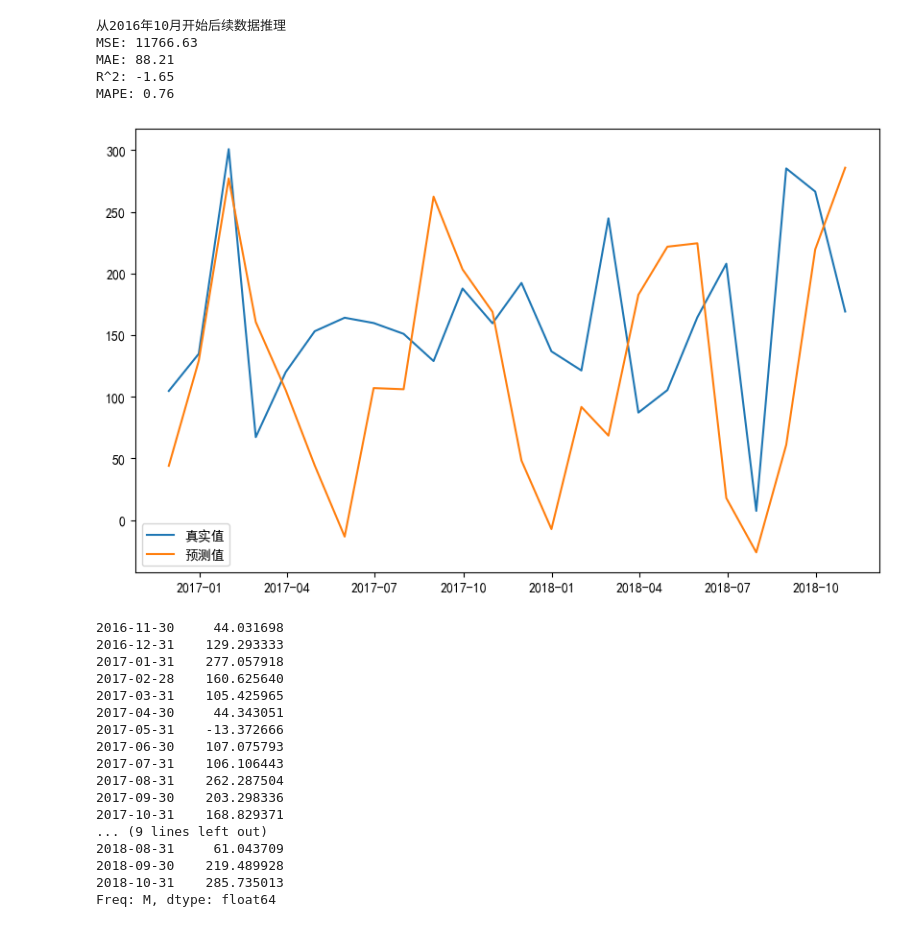
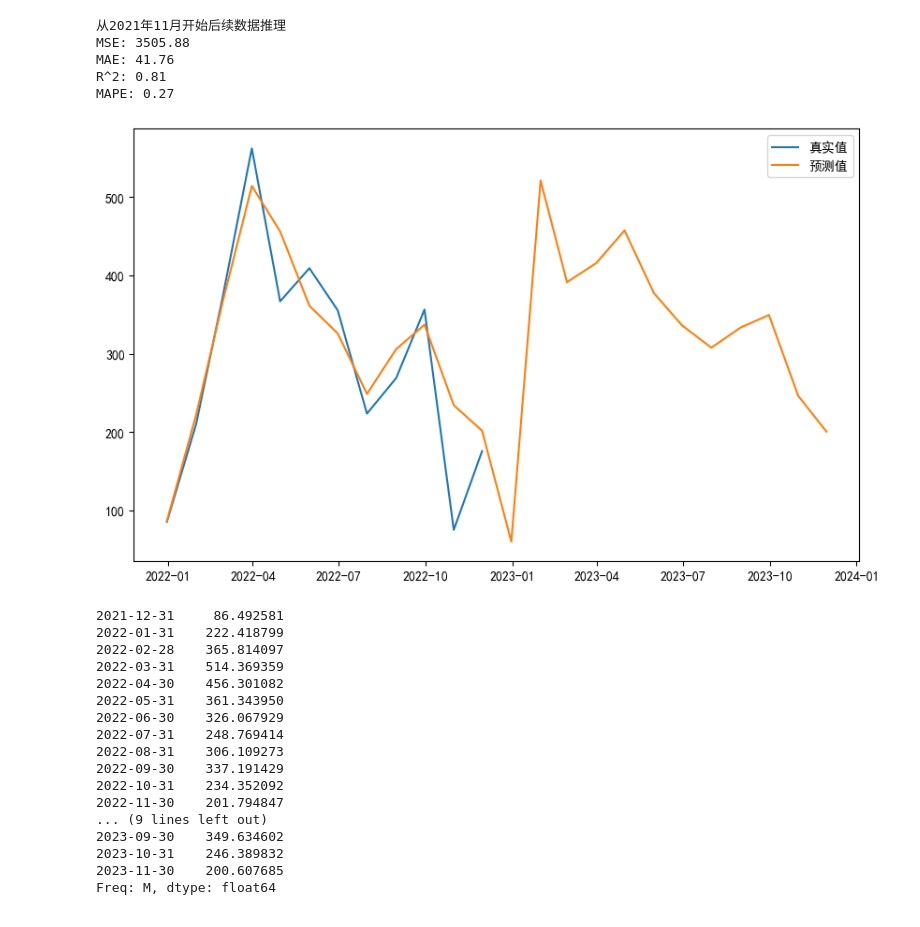
Before and after one commit to hh66911/2024-dingding-A, a Jupyter notebook: lstmtest.ipynb, the cells around one changed output. Cells and saved outputs as stored; diff of their text form; code cells hidden in the pictures.

```diff
--- a/lstmtest.ipynb
+++ b/lstmtest.ipynb
@@ -4,5 +4,5 @@ from torch import nn
 
 import model_predict
 # %%
-series, scaler = model_predict.read_data_series(scale=True, file_index=2)
+series, scaler = model_predict.read_data_series(scale=True, file_index=4)
 # %% [output]
@@ -49,9 +49,8 @@ model_parameters = {
     "input_size": 3, "hidden_size": 24, "num_layers": 1, "output_size": 1
 }
 # %%
-from importlib import reload
-reload(model_predict)
-model_predict.train_rnn_model(LSTMModel, model_parameters, series, test_shuffle=True, test_size=24, epochs=500)
+model_predict.train_rnn_model(LSTMModel, model_parameters, series,
+                              test_shuffle=True, test_size=24, epochs=1000)
 # %% [output]
 训练 LSTMModel 模型
 结果保存到： LSTMModel_best.pth
@@ -69,27 +72,27 @@ Best Validation Loss: 1.327519953250885
 # %%
 model = model_predict.load_rnn_model_best(LSTMModel, model_parameters)
-model_predict.predict_to_future_rnn(model, series, scaler, last_months=32)
+model_predict.predict_to_future_rnn(model, series, scaler, last_months=12)
 # %% [output]
-从2016年10月开始后续数据推理
-MSE: 11766.63
-MAE: 88.21
-R^2: -1.65
-MAPE: 0.76
+从2021年11月开始后续数据推理
+MSE: 3505.88
+MAE: 41.76
+R^2: 0.81
+MAPE: 0.27
-[figure, old version]
+[figure, new version]
-2016-11-30     44.031698
-2016-12-31    129.293333
-2017-01-31    277.057918
-2017-02-28    160.625640
-2017-03-31    105.425965
-2017-04-30     44.343051
-2017-05-31    -13.372666
-2017-06-30    107.075793
-2017-07-31    106.106443
-2017-08-31    262.287504
-2017-09-30    203.298336
-2017-10-31    168.829371
+2021-12-31     86.492581
+2022-01-31    222.418799
+2022-02-28    365.814097
+2022-03-31    514.369359
+2022-04-30    456.301082
+2022-05-31    361.343950
+2022-06-30    326.067929
+2022-07-31    248.769414
+2022-08-31    306.109273
+2022-09-30    337.191429
+2022-10-31    234.352092
+2022-11-30    201.794847
 ... (9 lines left out)
-2018-08-31     61.043709
-2018-09-30    219.489928
-2018-10-31    285.735013
+2023-09-30    349.634602
+2023-10-31    246.389832
+2023-11-30    200.607685
 Freq: M, dtype: float64
```
Also changed, not shown: parts of 2 cells of this notebook, 5 other files.
